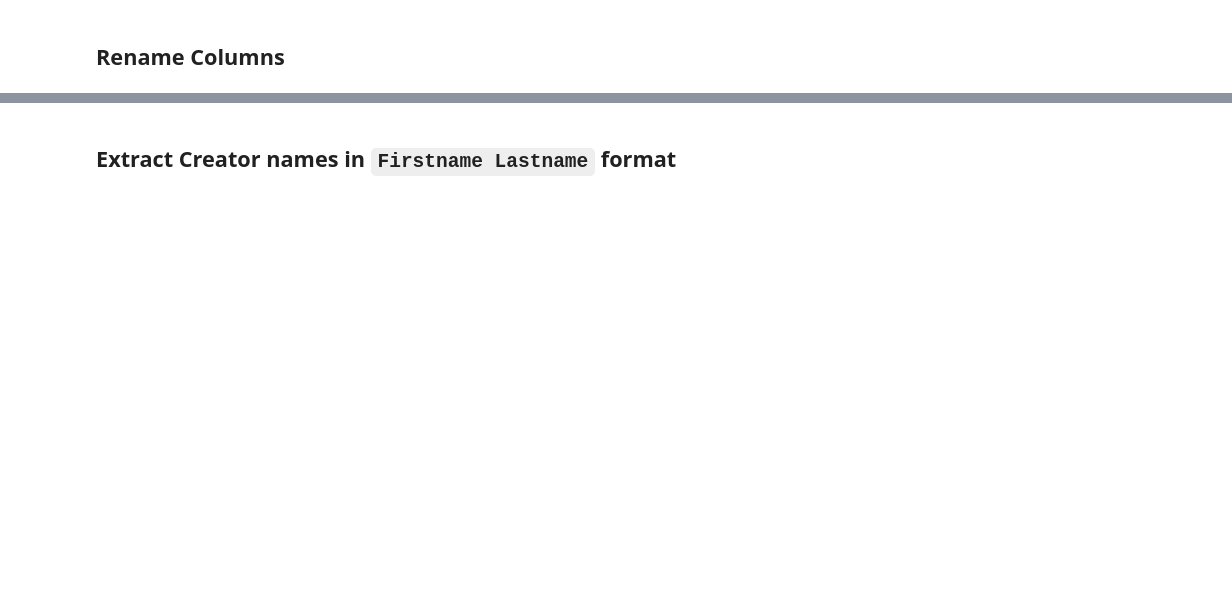
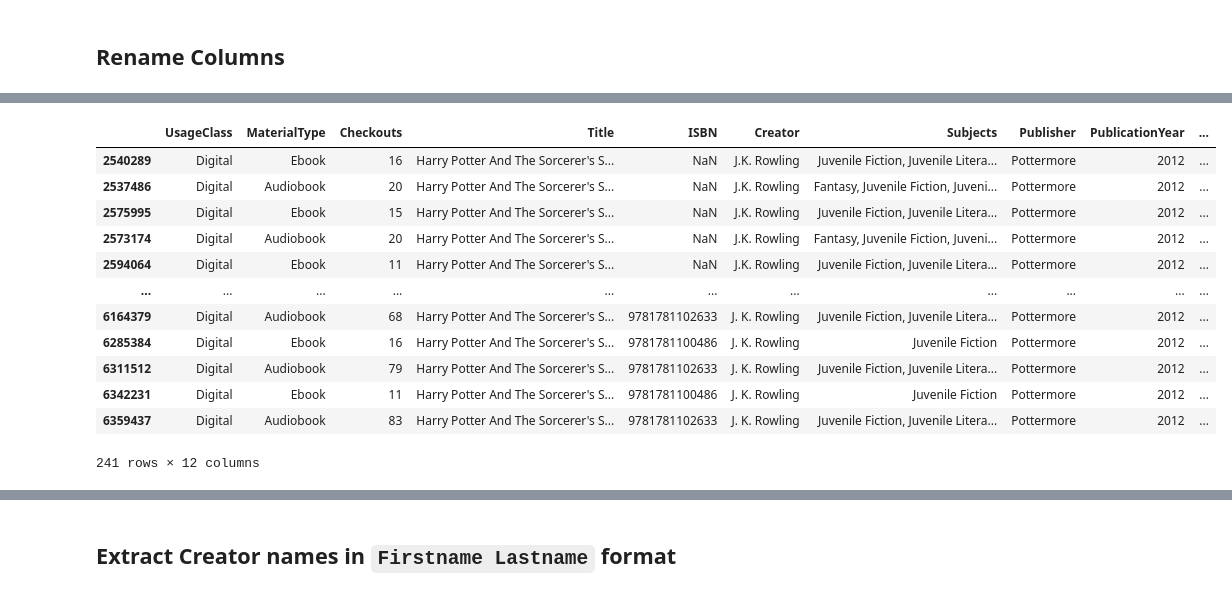
Before and after one commit to rm-pearson/NSS-capstone, a Jupyter notebook: Notebooks/data cleaning.ipynb, the cells around one changed output, grey strips where cells are left out. Cells and saved outputs as stored; diff of their text form; code cells hidden in the pictures; blank space fills up the shorter version.

```diff
--- a/Notebooks/data cleaning.ipynb
+++ b/Notebooks/data cleaning.ipynb
@@ -24,0 +34,2 @@ juvenile_df['CheckoutDate'] = juvenile_df['CheckoutYear'].astype(str) + '-' + ju
+# %%
+juvenile_df[['Title', 'TitleNotes']] = clean_titles[['Title2', 'TitleNotes']]
@@ -24,0 +43,15 @@ juvenile_df['CheckoutDate'] = juvenile_df['CheckoutYear'].astype(str) + '-' + ju
+# %%
+titles = []
+for title in juvenile_df.Title:
+    prev_c = ''
+    cap_title = []
+    for c in title:
+        if prev_c in [' ', '[', '(']:
+            cap_title.append(c.upper())
+        else:
+            cap_title.append(c)
+        prev_c = c
+    cap_title = ''.join(cap_title)
+    titles.append(cap_title)
+# %%
+juvenile_df['Title'] = titles
@@ -24,0 +62,2 @@ juvenile_df['CheckoutDate'] = juvenile_df['CheckoutYear'].astype(str) + '-' + ju
+# %%
+juvenile_df['Title'] = juvenile_df['Title'].str.replace('(Unabridged)', '').str.replace('[Sound Recording]', '').str.replace('[Videorecording]', '').str.replace('[Text (Large Print)]', '').str.strip().str.strip(':')
@@ -24,0 +75,16 @@ juvenile_df['CheckoutDate'] = juvenile_df['CheckoutYear'].astype(str) + '-' + ju
+# %%
+juvenile_df.loc[juvenile_df.Title == "Harry Potter And The Sorcerer's Stone: Harry Potter Series, Book 1"].sort_values('CheckoutDate')
+# %% [output]
+|  | UsageClass | MaterialType | Checkouts | Title | ISBN | Creator | Subjects | Publisher | PublicationYear | ... |
+| 2540289 | Digital | Ebook | 16 | Harry Potter And The Sorcerer's S... | NaN | J.K. Rowling | Juvenile Fiction, Juvenile Litera... | Pottermore | 2012 | ... |
+| 2537486 | Digital | Audiobook | 20 | Harry Potter And The Sorcerer's S... | NaN | J.K. Rowling | Fantasy, Juvenile Fiction, Juveni... | Pottermore | 2012 | ... |
+| 2575995 | Digital | Ebook | 15 | Harry Potter And The Sorcerer's S... | NaN | J.K. Rowling | Juvenile Fiction, Juvenile Litera... | Pottermore | 2012 | ... |
+| 2573174 | Digital | Audiobook | 20 | Harry Potter And The Sorcerer's S... | NaN | J.K. Rowling | Fantasy, Juvenile Fiction, Juveni... | Pottermore | 2012 | ... |
+| 2594064 | Digital | Ebook | 11 | Harry Potter And The Sorcerer's S... | NaN | J.K. Rowling | Juvenile Fiction, Juvenile Litera... | Pottermore | 2012 | ... |
+| ... | ... | ... | ... | ... | ... | ... | ... | ... | ... | ... |
+| 6164379 | Digital | Audiobook | 68 | Harry Potter And The Sorcerer's S... | 9781781102633 | J. K. Rowling | Juvenile Fiction, Juvenile Litera... | Pottermore | 2012 | ... |
+| 6285384 | Digital | Ebook | 16 | Harry Potter And The Sorcerer's S... | 9781781100486 | J. K. Rowling | Juvenile Fiction | Pottermore | 2012 | ... |
+| 6311512 | Digital | Audiobook | 79 | Harry Potter And The Sorcerer's S... | 9781781102633 | J. K. Rowling | Juvenile Fiction, Juvenile Litera... | Pottermore | 2012 | ... |
+| 6342231 | Digital | Ebook | 11 | Harry Potter And The Sorcerer's S... | 9781781100486 | J. K. Rowling | Juvenile Fiction | Pottermore | 2012 | ... |
+| 6359437 | Digital | Audiobook | 83 | Harry Potter And The Sorcerer's S... | 9781781102633 | J. K. Rowling | Juvenile Fiction, Juvenile Litera... | Pottermore | 2012 | ... |
+241 rows × 12 columns
```
Also changed, not shown: parts of 29 cells of this notebook, 1 other file.
